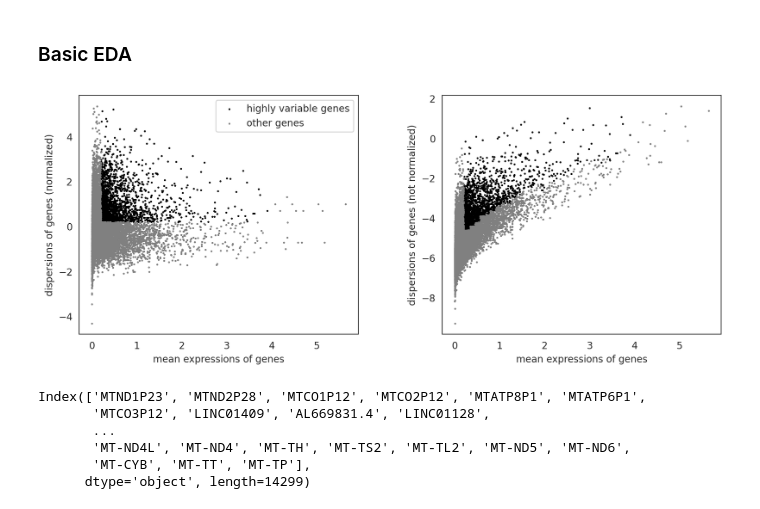
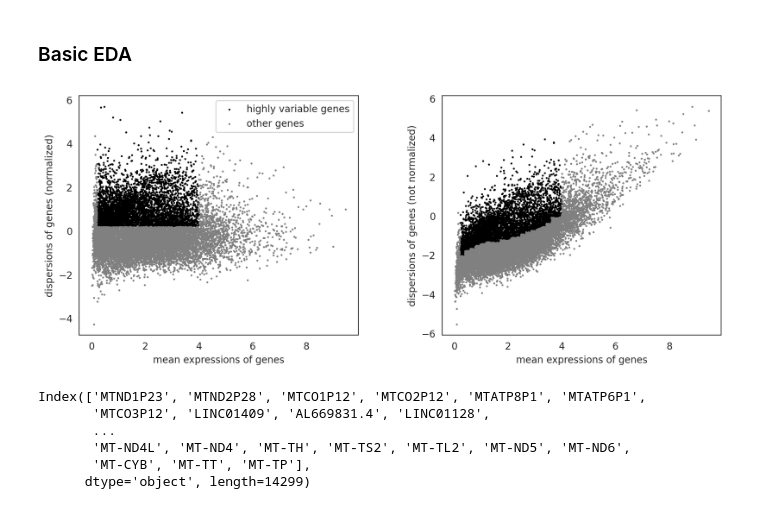
Before and after one commit to ekernf01/perturbation_data, a Jupyter notebook: setup/freimer.ipynb, the cells around one changed output. Cells and saved outputs as stored; diff of their text form; code cells hidden in the pictures.

Commit message:
removed normalization from consistency functions, and add it to the notebook as a stand alone operation

```diff
--- a/setup/freimer.ipynb
+++ b/setup/freimer.ipynb
@@ -183,3 +185,5 @@ plt.show()
+# %%
+expression_quantified.X = ingestion.deseq2Normalization(expression_quantified.X.T).T
 # %% [markdown]
 ### Exp
 # %%
@@ -323,18 +327,18 @@ plt.legend()
 # %% [markdown]
 ### Basic EDA
 # %%
-sc.pp.normalize_total(expression_quantified, target_sum=1e4)
+# sc.pp.normalize_total(expression_quantified, target_sum=1e4)
 sc.pp.log1p(expression_quantified)
 sc.pp.highly_variable_genes(expression_quantified, min_mean=0.2, max_mean=4, min_disp=0.2, n_bins=50)
 sc.pl.highly_variable_genes(expression_quantified)
 with warnings.catch_warnings():
     sc.tl.pca(expression_quantified, n_comps=5)
 sc.pp.neighbors(expression_quantified)
 sc.tl.umap(expression_quantified)
 clusterResolutions = []
 sc.tl.leiden(expression_quantified)
 # %% [output]
-[figure, old version]
+[figure, new version]
 # %%
 expression_quantified.var_names
 # %% [output]
```
Also changed, not shown: parts of 6 cells of this notebook, 1 other file.
